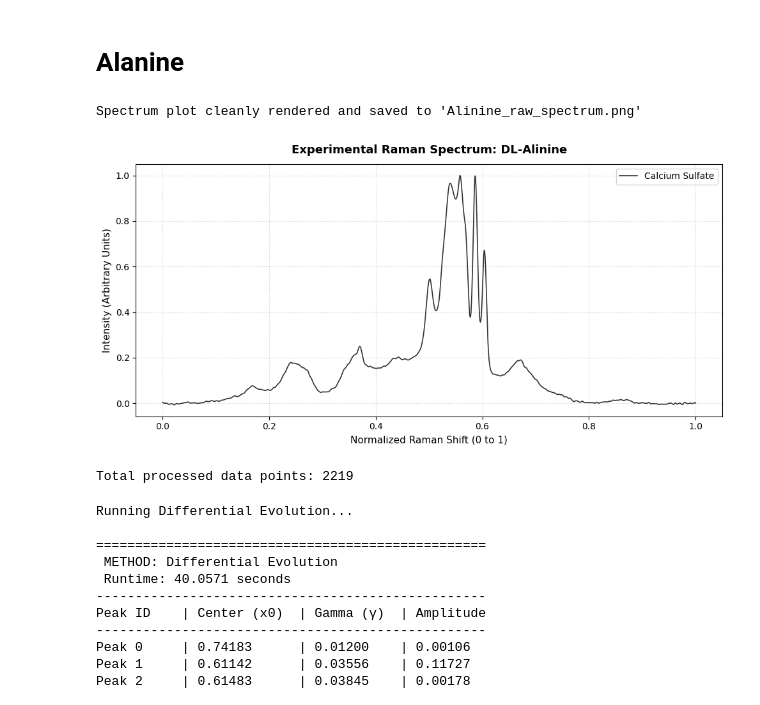
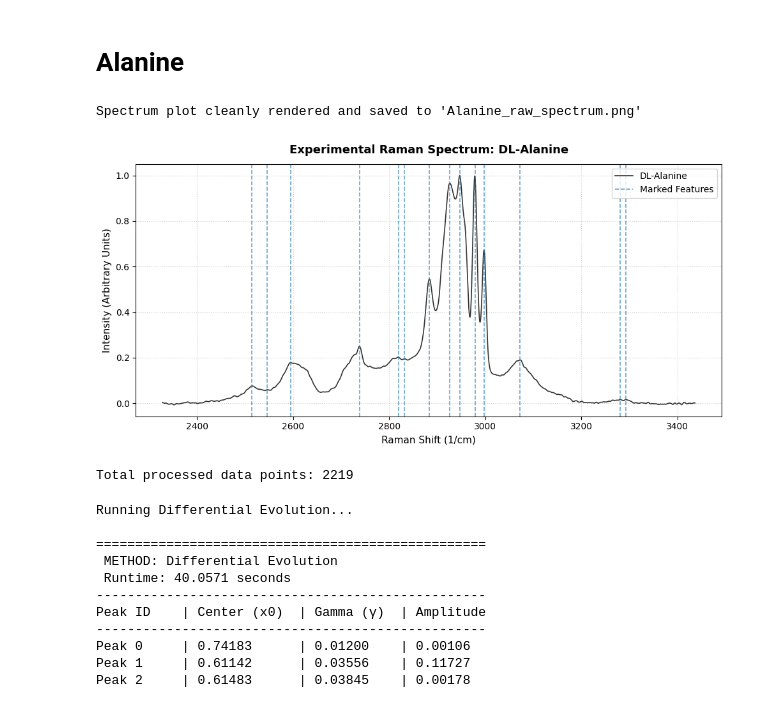
Before and after one commit to SauloSamps/Raman-Fitting-Pipeline, a Jupyter notebook: code/lab-algs-2.ipynb, the cells around one changed output. Saved outputs shown, nothing was run; the diff lists cells and outputs as text; code cells hidden in the pictures.

```diff
--- a/code/lab-algs-2.ipynb
+++ b/code/lab-algs-2.ipynb
@@ -544,6 +544,9 @@ with open('real_examples/csvs/CalciumCarbonate-458.csv', mode='r', newline='') a
     reader = csv.reader(file)
     for row in reader:
         data.append(row)
+
+# Populate this list with your specific feature positions (x-values)
+marked_features = [279, 706, 1083, 1746]
 
 points = data[16:]
 x = np.zeros(len(points))
@@ -558,11 +561,16 @@ target_y = y[:1816]
 
 # --- PLOTTING, LABELLING, AND SAVING ---
 plt.figure(figsize=(10, 5))
-plt.plot(target_x, target_y, color='black', linewidth=1.2, alpha=0.8, label='Calcium Carbonate')
+plt.plot(cropped_x, target_y, color='black', linewidth=1.2, alpha=0.8, label='Calcium Carbonate')
+
+# Add the vertical lines at every position in the marked features list
+for i, feature in enumerate(marked_features):
+    plt.axvline(x=feature, color='#2980b9', linestyle='--', linewidth=1.2, alpha=0.7,
+                label='Marked Features' if i == 0 else '')
 
 # Add descriptive titles and labels
 plt.title("Experimental Raman Spectrum: Calcium Carbonate (458)", fontsize=13, fontweight='bold', pad=12)
-plt.xlabel("Normalized Raman Shift (0 to 1)", fontsize=11)
+plt.xlabel("Raman Shift (1/cm)", fontsize=11)
 plt.ylabel("Intensity (Arbitrary Units)", fontsize=11)
 
 # Add clean styling elements
@@ -819,7 +827,7 @@ import csv
 import numpy as np
 import matplotlib.pyplot as plt
 
-data = []
+data = [279, 706, 1083, 1746]
 
 with open('real_examples/csvs/CalciumSulfate_405.csv', mode='r', newline='') as file:
     reader = csv.reader(file)
@@ -2919,44 +2927,53 @@ with open('real_examples/csvs/Alanine_405.csv', mode='r', newline='') as file:
     reader = csv.reader(file)
     for row in reader:
         data.append(row)
+
+# Populate this list with your specific feature positions (normalized x-values between 0 and 1)
+marked_features = [3293, 3281, 3072, 2997, 2979, 2947, 2926, 2883, 2832, 2819, 2738, 2595, 2546, 2514]
 
 points = data[16:]
 x = np.zeros(len(points))
 y = np.zeros(len(points))
 for i in range(len(points)):
     x[i] += np.float32(points[i][0])
     y[i] += np.float32(points[i][1])
 
 cropped_x = x[4255:6474]
 target_x = np.linspace(0, 1, len(cropped_x))
 target_y = y[4255:6474]
 
 # --- PLOTTING, LABELLING, AND SAVING ---
 plt.figure(figsize=(10, 5))
-plt.plot(target_x, target_y, color='black', linewidth=1.2, alpha=0.8, label='Calcium Sulfate')
+# Changed to plot against target_x (normalized) so it matches your x-axis label properly
+plt.plot(cropped_x, target_y, color='black', linewidth=1.2, alpha=0.8, label='DL-Alanine')
+
+# Add the vertical lines at every position in the marked features list
+for i, feature in enumerate(marked_features):
+    plt.axvline(x=feature, color='#2980b9', linestyle='--', linewidth=1.2, alpha=0.7,
+                label='Marked Features' if i == 0 else '')
 
 # Add descriptive titles and labels
-plt.title("Experimental Raman Spectrum: DL-Alinine", fontsize=13, fontweight='bold', pad=12)
-plt.xlabel("Normalized Raman Shift (0 to 1)", fontsize=11)
+plt.title("Experimental Raman Spectrum: DL-Alanine", fontsize=13, fontweight='bold', pad=12)
+plt.xlabel("Raman Shift (1/cm)", fontsize=11)
 plt.ylabel("Intensity (Arbitrary Units)", fontsize=11)
 
 # Add clean styling elements
 plt.grid(True, linestyle=':', alpha=0.6)
 plt.legend(loc='upper right')
 plt.tight_layout()
 
 # Save the spectrum plot as a high-resolution image file
-output_filename = "Alinine_raw_spectrum.png"
+output_filename = "Alanine_raw_spectrum.png"
 plt.savefig(output_filename, dpi=300, bbox_inches='tight')
 print(f"Spectrum plot cleanly rendered and saved to '{output_filename}'")
 
 # Display the output window
 plt.show()
 
 print(f"Total processed data points: {len(target_y)}")
 # %% [output]
-Spectrum plot cleanly rendered and saved to 'Alinine_raw_spectrum.png'
+Spectrum plot cleanly rendered and saved to 'Alanine_raw_spectrum.png'
-[figure, old version]
+[figure, new version]
 Total processed data points: 2219
 # %%
 import csv
```
Also changed, not shown: parts of 1 cell of this notebook, 3 other files.
